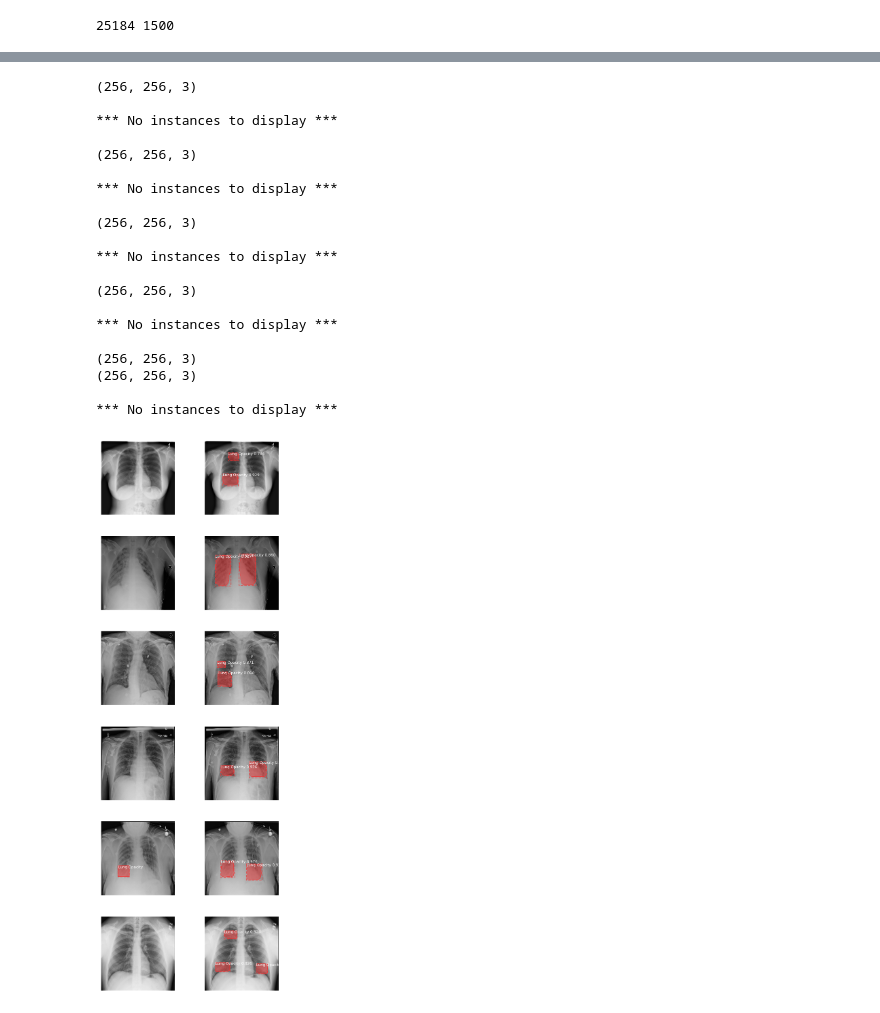
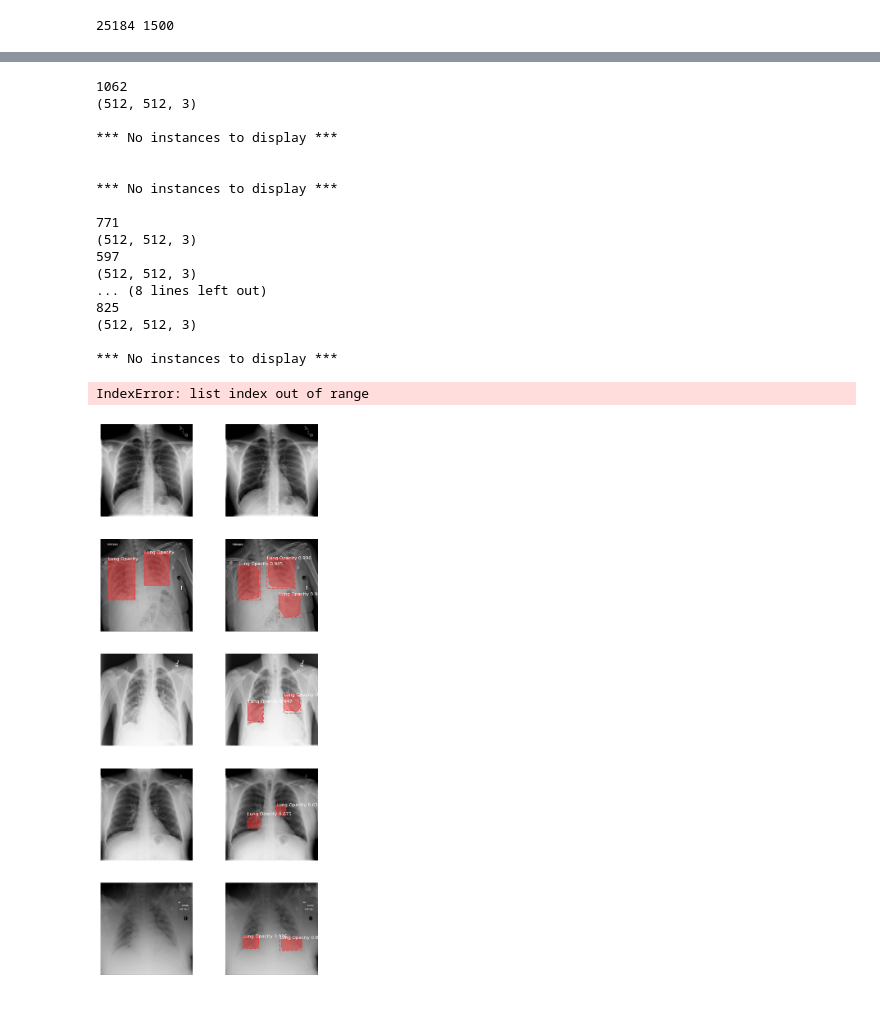
Before and after one commit to nishantkumarsinha/Pneumonia_MASKRCNN, a Jupyter notebook: maskrcnn.ipynb, the cells around one changed output, grey strips where cells are left out. Cells and saved outputs as stored; diff of their text form; code cells hidden in the pictures.

Commit message:
new weights

```diff
--- a/maskrcnn.ipynb
+++ b/maskrcnn.ipynb
@@ -99,21 +92,21 @@ class DetectorConfig(Config):
     # Train on 1 GPU and 8 images per GPU. We can put multiple images on each
     # GPU because the images are small. Batch size is 8 (GPUs * images/GPU).
     GPU_COUNT = 1
-    IMAGES_PER_GPU = 8
+    IMAGES_PER_GPU = 4
 
     BACKBONE = 'resnet50'
 
+    BATCH_SIZE= 6
     NUM_CLASSES = 2  # background + 1 pneumonia classes
 
-    IMAGE_MIN_DIM = 256
-    IMAGE_MAX_DIM = 256
-    RPN_ANCHOR_SCALES = (16, 32, 64, 128)
+    IMAGE_MIN_DIM = 512
+    IMAGE_MAX_DIM = 512
+    RPN_ANCHOR_SCALES = (32, 64, 128, 256)
     TRAIN_ROIS_PER_IMAGE = 32
-    MAX_GT_INSTANCES = 4
+    MAX_GT_INSTANCES = 5
     DETECTION_MAX_INSTANCES = 3
-    DETECTION_MIN_CONFIDENCE = 0.78  ## match target distribution
-    DETECTION_NMS_THRESHOLD = 0.01
-
+    DETECTION_MIN_CONFIDENCE = 0.4
+    DETECTION_NMS_THRESHOLD = 0.1
     STEPS_PER_EPOCH = 200
 
 config = DetectorConfig()
@@ -200,4 +207,4 @@ LICENSE  mask_rcnn_coco.h5.3   README.md
 # %%
-anns = pd.read_csv('data/stage_2_detailed_class_info.csv')
+anns = pd.read_csv(os.path.join(DATA_DIR, 'stage_2_train_labels.csv'))
 anns.head()
 # %% [output]
@@ -325,9 +338,9 @@ _ = plt.imshow(imggrid[:, :, 0], cmap='gray')
 # %%
+
 model = modellib.MaskRCNN(mode='training', config=config, model_dir=ROOT_DIR)
 
 # Exclude the last layers because they require a matching
 # number of classes
 model.load_weights(COCO_WEIGHTS_PATH, by_name=True, exclude=[
-    "mrcnn_class_logits", "mrcnn_bbox_fc",
-    "mrcnn_bbox", "mrcnn_mask"])
+    "mrcnn_class_logits", "mrcnn_bbox_fc","mrcnn_bbox", "mrcnn_mask"])
 # %% [output]
@@ -528,7 +432,9 @@ model = modellib.MaskRCNN(mode='inference',
                           model_dir=ROOT_DIR)
 
 # Load trained weights (fill in path to trained weights here)
-model_path = "weights/mask_rcnn_pneumonia_0010.h5"
+model_path = "weights/mask_rcnn_pneumonia_0027.h5"
+#model_path = "weights/mask_rcnn_pneumonia_0010.h5"
+
 print("Loading weights from ", model_path)
 model.load_weights(model_path, by_name=True)
 # %% [output]
@@ -560,49 +450,47 @@ def get_colors_for_class_ids(class_ids):
 # %%
 dataset = dataset_val
 fig = plt.figure(figsize=(10, 30))
+l = [1062,771,597,1462,825]
 
 for i in range(6):
-
-    image_id = random.choice(dataset.image_ids)
-
+    #image_id = random.choice(dataset.image_ids)
+    image_id = l[i]
+    print(image_id)
     original_image, image_meta, gt_class_id, gt_bbox, gt_mask =\
         modellib.load_image_gt(dataset_val, inference_config,
                                image_id, use_mini_mask=False)
 
     print(original_image.shape)
     plt.subplot(6, 2, 2*i + 1)
     visualize.display_instances(original_image, gt_bbox, gt_mask, gt_class_id,
                                 dataset.class_names,
                                 colors=get_colors_for_class_ids(gt_class_id), ax=fig.axes[-1])
-
     plt.subplot(6, 2, 2*i + 2)
     results = model.detect([original_image]) #, verbose=1)
     r = results[0]
     visualize.display_instances(original_image, r['rois'], r['masks'], r['class_ids'],
                                 dataset.class_names, r['scores'],
                                 colors=get_colors_for_class_ids(r['class_ids']), ax=fig.axes[-1])
 # %% [output]
-(256, 256, 3)
+1062
+(512, 512, 3)
 
 *** No instances to display ***
 
-(256, 256, 3)
 
 *** No instances to display ***
 
-(256, 256, 3)
+771
+(512, 512, 3)
+597
+(512, 512, 3)
+... (8 lines left out)
+825
+(512, 512, 3)
 
 *** No instances to display ***
-
-(256, 256, 3)
-
-*** No instances to display ***
-
-(256, 256, 3)
-(256, 256, 3)
-
-*** No instances to display ***
+IndexError: list index out of range
-[figure, old version]
+[figure, new version]
 # %%
 test_image_fps = get_dicom_fps(test_dicom_dir)
 # %%
```
Also changed, not shown: parts of 24 cells of this notebook, 12 other files.
